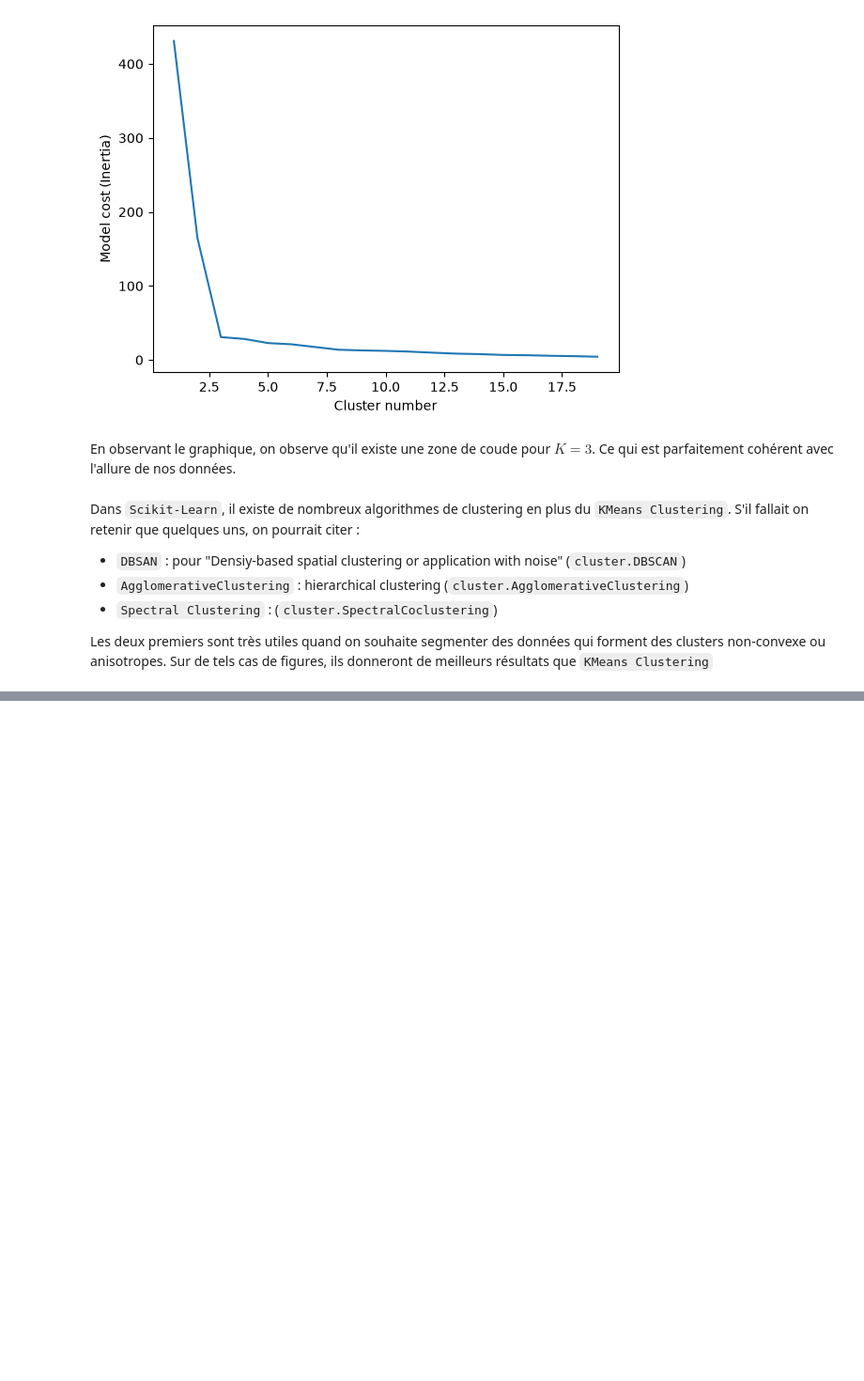
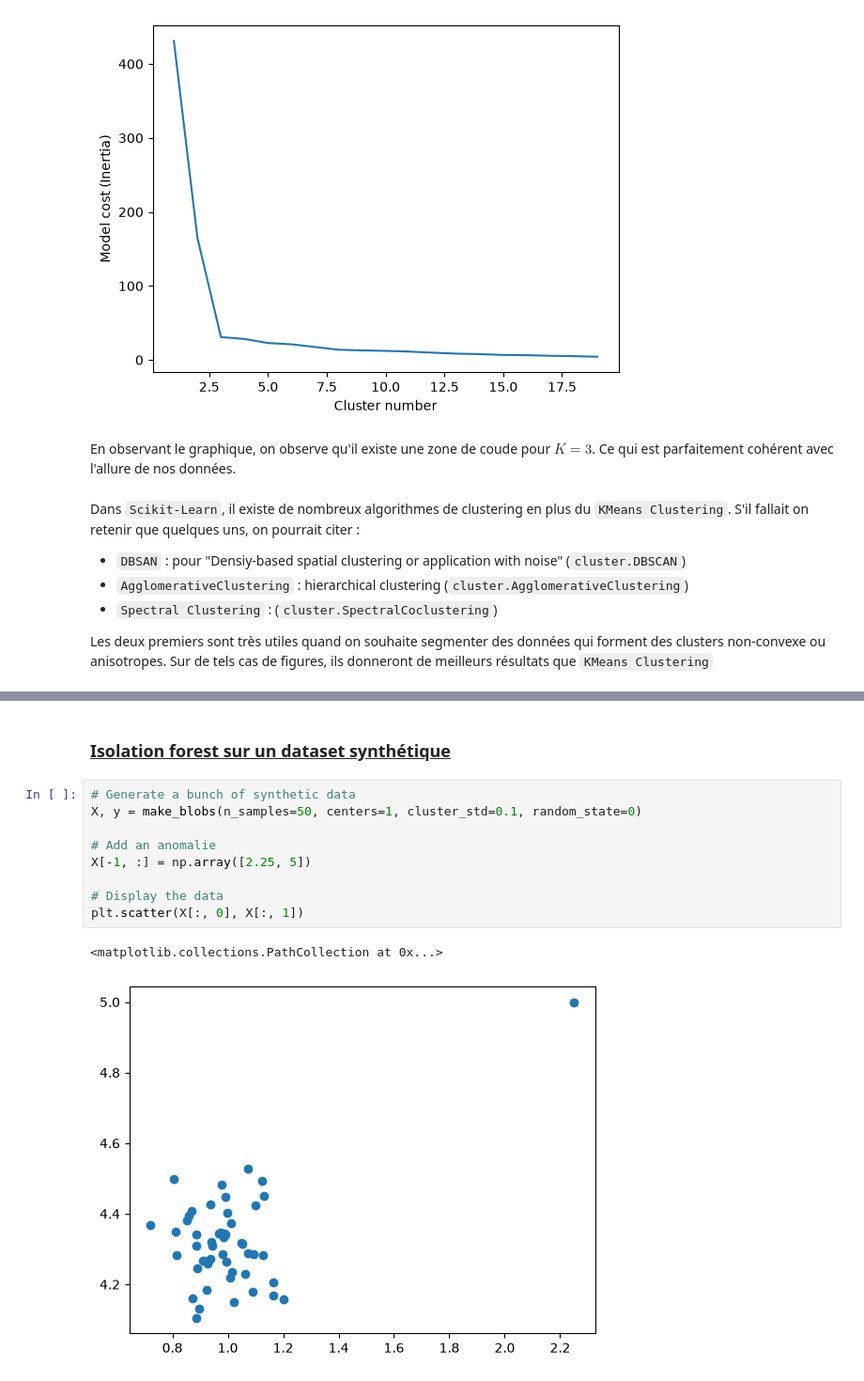
Before and after one commit to JDVegas/AI-Practical_ML-PRO, a Jupyter notebook: Python_Spercial_ML/24_Unsupervised_Learning.ipynb, the cells around one changed output, grey strips where cells are left out. Shown at 94% size. Drawn from its saved outputs; the diff is of its cells as text; blank space fills up the shorter version.

Commit message:
The part on isolation forest have been writen and shown with two examples

```diff
--- a/Python_Spercial_ML/24_Unsupervised_Learning.ipynb
+++ b/Python_Spercial_ML/24_Unsupervised_Learning.ipynb
@@ -164,0 +187,14 @@ L'idée est la suivante: dans notre dataset, on va effectuer. ... reprendre à 1
+# %% [markdown]
+<h3><u>Isolation forest sur un dataset synthétique</u></h3>
+# %%
+# Generate a bunch of synthetic data
+X, y = make_blobs(n_samples=50, centers=1, cluster_std=0.1, random_state=0)
+
+# Add an anomalie
+X[-1, :] = np.array([2.25, 5])
+
+# Display the data
+plt.scatter(X[:, 0], X[:, 1])
+# %% [output]
+<matplotlib.collections.PathCollection at 0x...>
+[figure, added]
```
Also changed, not shown: parts of 15 cells of this notebook.
